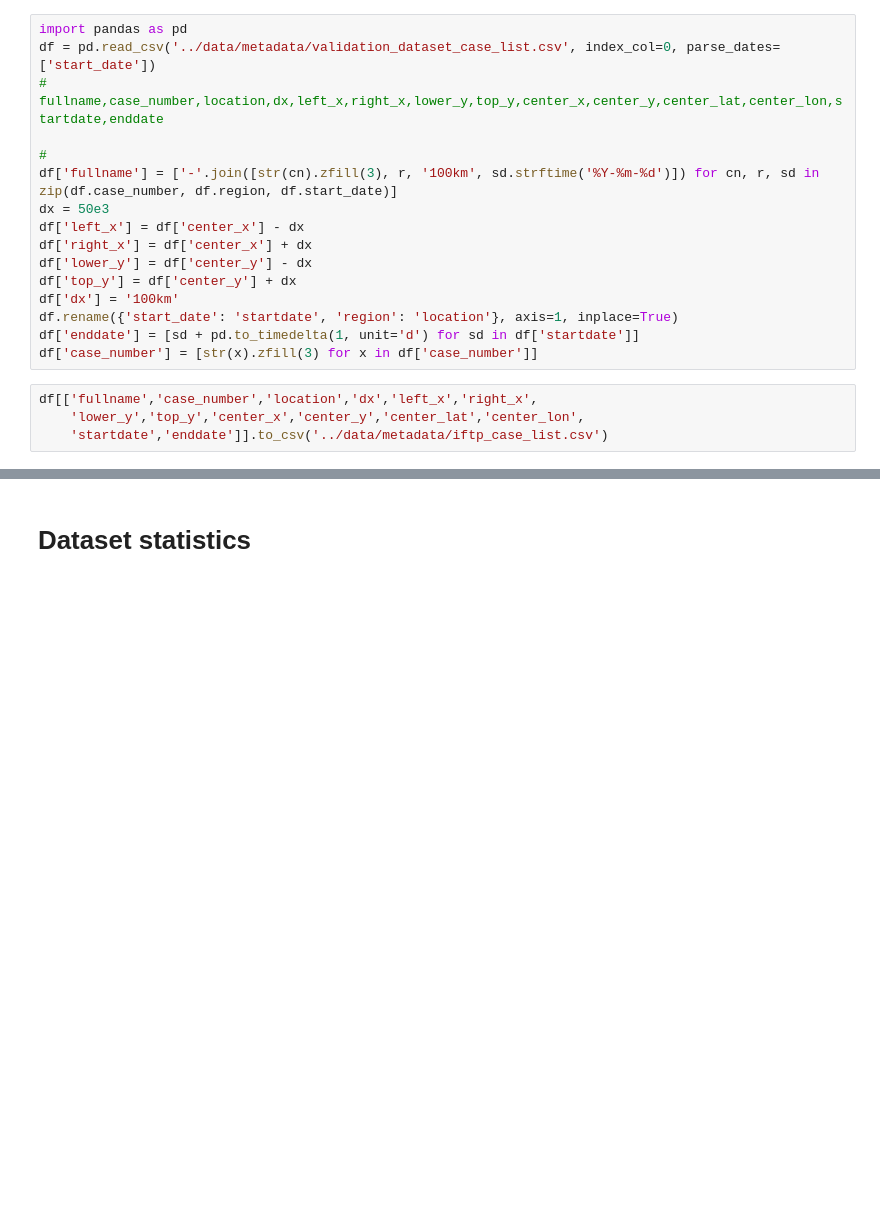
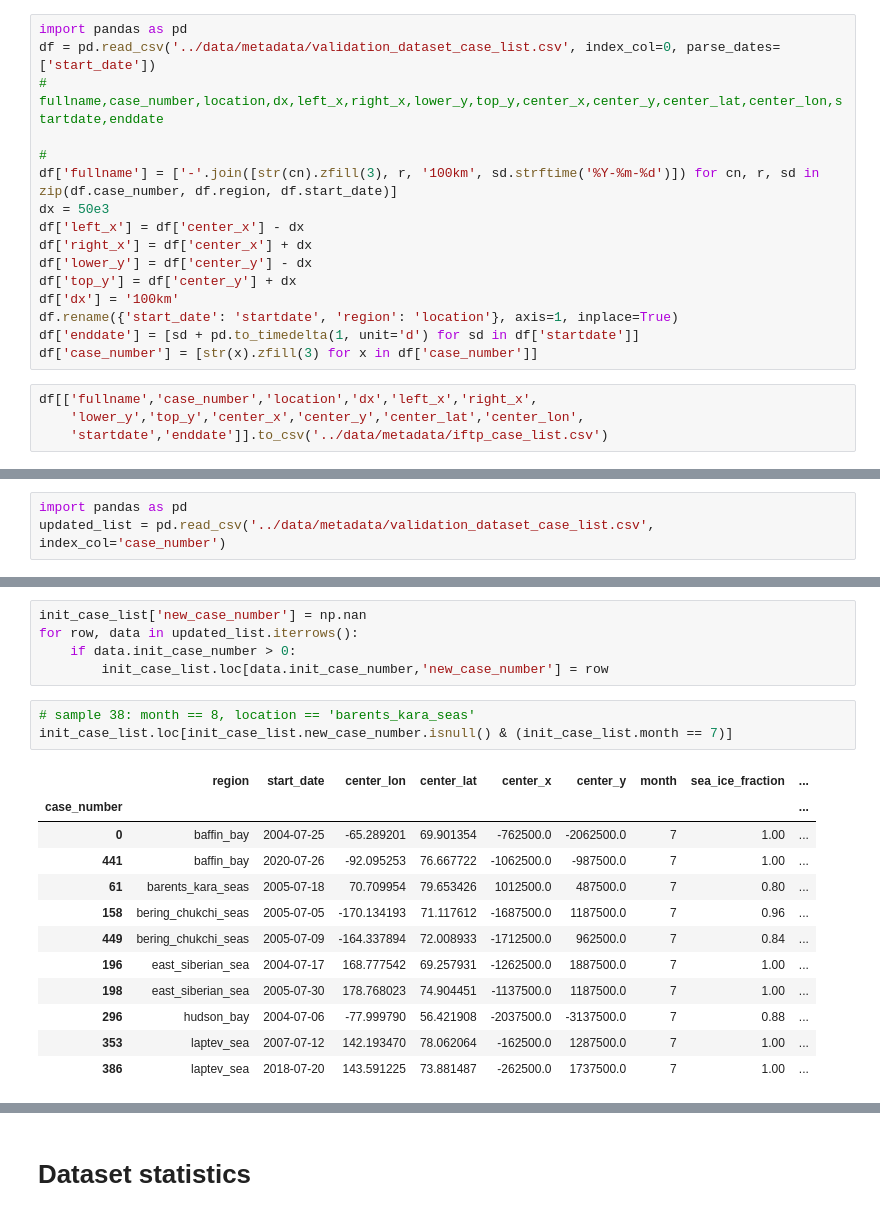
Before and after one commit to danielmwatkins/eval_seg, a Jupyter notebook: notebooks/sample_selection.ipynb, the cells around one changed output, grey strips where cells are left out. Saved outputs shown, nothing was run; the diff lists cells and outputs as text; blank space fills up the shorter version.

Commit message:
Replacing samples with errors

```diff
--- a/notebooks/sample_selection.ipynb
+++ b/notebooks/sample_selection.ipynb
@@ -661,0 +672,3 @@ df[['fullname','case_number','location','dx','left_x','right_x',
+# %%
+import pandas as pd
+updated_list = pd.read_csv('../data/metadata/validation_dataset_case_list.csv', index_col='case_number')
@@ -661,0 +685,21 @@ df[['fullname','case_number','location','dx','left_x','right_x',
+# %%
+init_case_list['new_case_number'] = np.nan
+for row, data in updated_list.iterrows():
+    if data.init_case_number > 0:
+        init_case_list.loc[data.init_case_number,'new_case_number'] = row
+# %%
+# sample 38: month == 8, location == 'barents_kara_seas'
+init_case_list.loc[init_case_list.new_case_number.isnull() & (init_case_list.month == 7)]
+# %% [output]
+|  | region | start_date | center_lon | center_lat | center_x | center_y | month | sea_ice_fraction | ... |
+| case_number |  |  |  |  |  |  |  |  | ... |
+| 0 | baffin_bay | 2004-07-25 | -65.289201 | 69.901354 | -762500.0 | -2062500.0 | 7 | 1.00 | ... |
+| 441 | baffin_bay | 2020-07-26 | -92.095253 | 76.667722 | -1062500.0 | -987500.0 | 7 | 1.00 | ... |
+| 61 | barents_kara_seas | 2005-07-18 | 70.709954 | 79.653426 | 1012500.0 | 487500.0 | 7 | 0.80 | ... |
+| 158 | bering_chukchi_seas | 2005-07-05 | -170.134193 | 71.117612 | -1687500.0 | 1187500.0 | 7 | 0.96 | ... |
+| 449 | bering_chukchi_seas | 2005-07-09 | -164.337894 | 72.008933 | -1712500.0 | 962500.0 | 7 | 0.84 | ... |
+| 196 | east_siberian_sea | 2004-07-17 | 168.777542 | 69.257931 | -1262500.0 | 1887500.0 | 7 | 1.00 | ... |
+| 198 | east_siberian_sea | 2005-07-30 | 178.768023 | 74.904451 | -1137500.0 | 1187500.0 | 7 | 1.00 | ... |
+| 296 | hudson_bay | 2004-07-06 | -77.999790 | 56.421908 | -2037500.0 | -3137500.0 | 7 | 0.88 | ... |
+| 353 | laptev_sea | 2007-07-12 | 142.193470 | 78.062064 | -162500.0 | 1287500.0 | 7 | 1.00 | ... |
+| 386 | laptev_sea | 2018-07-20 | 143.591225 | 73.881487 | -262500.0 | 1737500.0 | 7 | 1.00 | ... |
```
Also changed, not shown: parts of 16 cells of this notebook, 2 other files.
